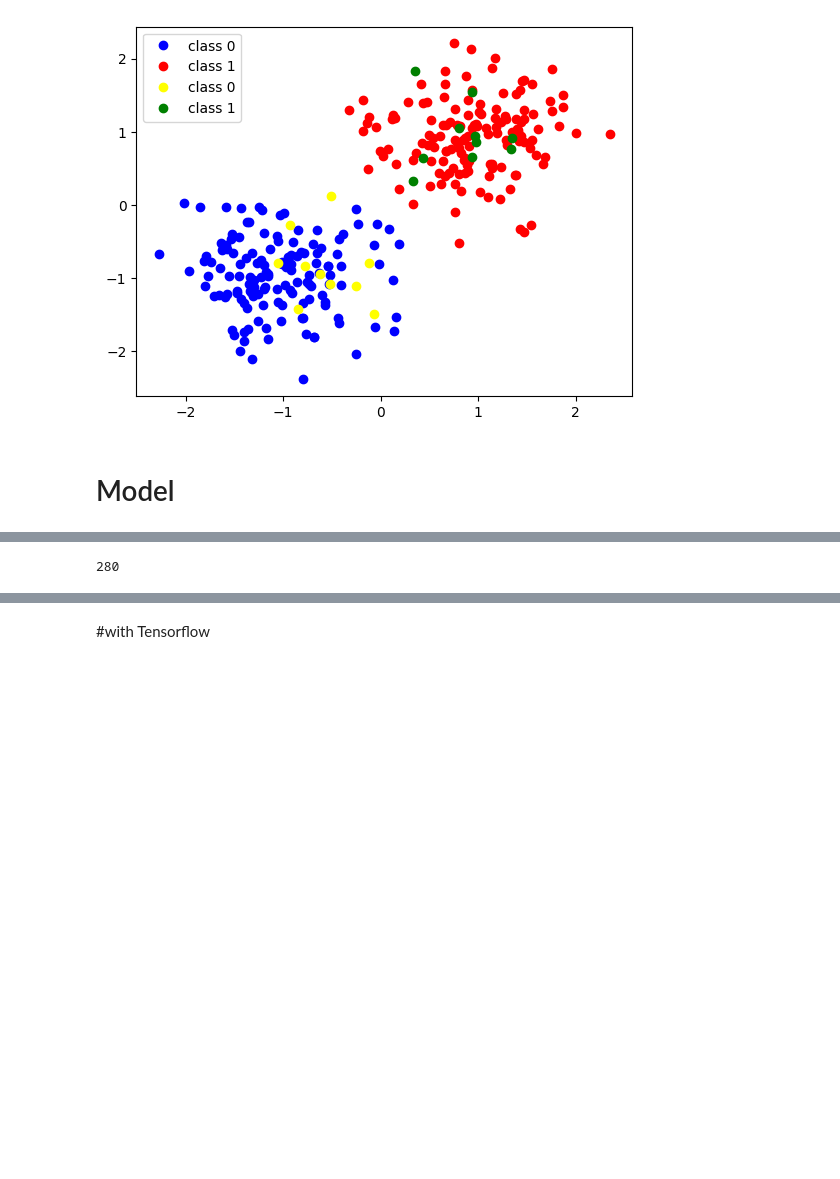
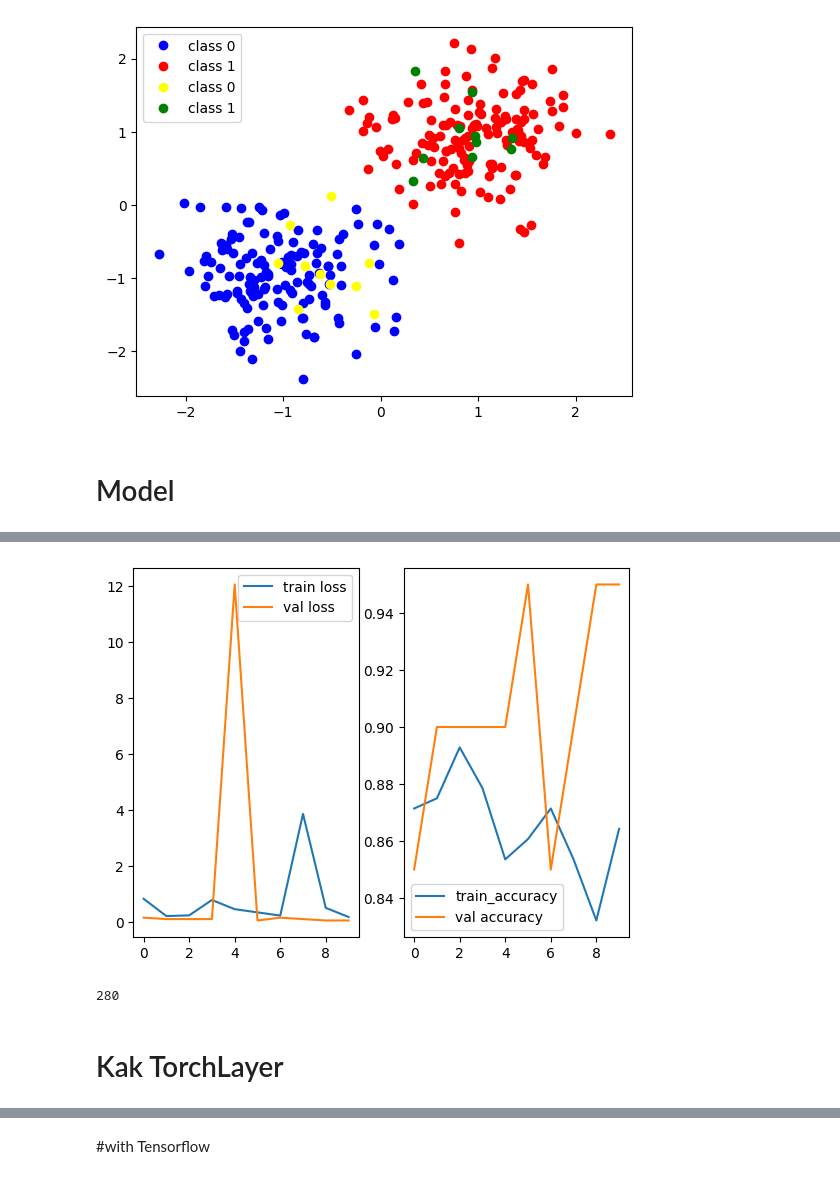
Before and after one commit to Kasymkhankhubiyev/Quatum_ML, a Jupyter notebook: GPU/PennyLane_torch_Binary.ipynb, the cells around one changed output, grey strips where cells are left out. Saved outputs shown, nothing was run; the diff lists cells and outputs as text; code cells hidden in the pictures; blank space fills up the shorter version.

```diff
--- a/GPU/PennyLane_torch_Binary.ipynb
+++ b/GPU/PennyLane_torch_Binary.ipynb
@@ -75,7 +79,10 @@ def create_data_set(drop: float):
 
     visualize_dataset(X, y, ValX, ValY)
 
-    return torch.tensor(X, requires_grad=False), torch.tensor(y, requires_grad=False), torch.tensor(ValX, requires_grad=False), torch.tensor(ValY, requires_grad=False)
+    X = [torch.tensor(x) for x in X]
+    ValX = [torch.tensor(x) for x in ValX]
+
+    return X, torch.tensor(y).type(torch.float64), ValX, torch.tensor(ValY).type(torch.float64)
 # %%
 def visualize_dataset(trainX, trainY, ValX, ValY)-> None:
     colors = ['blue', 'red', 'yellow', 'green']
@@ -101,36 +112,35 @@ dev = qml.device("strawberryfields.fock", wires=2, cutoff_dim=5, shots=shots)
 # %%
-params_num = 8
+params_num = 4
 
 def layer(params, sample):
     for j in range(2):
         qml.Squeezing(1.5, sample[j], wires=j)
 
-    qml.Beamsplitter(params[0], params[1], wires=[0, 1])
-    # qml.Rotation(params[2], wires=0)
-    # qml.Rotation(params[3], wires=1)
+    qml.Rotation(params[0], wires=0)
+    qml.Rotation(params[1], wires=1)
+    qml.Beamsplitter(np.pi / 4, 0.0, wires=[0, 1])
     qml.Displacement(params[2], 0.0, wires=1)
     qml.Displacement(params[3], 0.0, wires=1)
-    qml.QuadraticPhase(params[4], wires=0)
-    qml.QuadraticPhase(params[5], wires=0)
-    qml.Kerr(params[6], wires=0)
-    qml.Kerr(params[7], wires=1)
+    qml.Kerr(np.pi, wires=0)
+    qml.Kerr(np.pi, wires=1)
 
 
 @qml.qnode(dev, interface='torch')
 def circuit_0(params, sample):
     layer(params, sample)
-    return qml.expval(op=qml.FockStateProjector(torch.tensor([2,0], requires_grad=False), wires=[0,1]))
+    return qml.expval(op=qml.FockStateProjector(np.array([2,0], requires_grad=False), wires=[0,1]))
 
 
 @qml.qnode(dev, interface='torch')
 def circuit_1(params, sample):
     layer(params, sample)
-    return qml.expval(op=qml.FockStateProjector(torch.tensor([0,2], requires_grad=False), wires=[0,1]))
+    return qml.expval(op=qml.FockStateProjector(np.array([0,2], requires_grad=False), wires=[0,1]))
 
 
 def classifier(params, x):
-    o0 = circuit_0(params,x)
-    o1 = circuit_1(params,x)
+    o0 = circuit_0(params, x)
+    o1 = circuit_1(params, x)
     p0 = o0/(o0+o1)
+    # print(p0)
     return p0  # , 1-p0
 # %%
@@ -231,4 +252,21 @@ KeyboardInterrupt: ignored
+# %%
+fig, axs = plt.subplots(nrows=1, ncols=2)
+
+axs[0].plot(train_loss_history, label='train loss')
+axs[0].plot(val_loss_history, label='val loss')
+# axs[0].
+axs[0].legend()
+
+axs[1].plot(train_acc_history, label='train_accuracy')
+axs[1].plot(val_acc_history, label='val accuracy')
+axs[1].legend()
+
+plt.show()
+# %% [output]
+[figure, added]
 # %%
 trainX.size(dim=0)
 # %% [output]
 280
+# %% [markdown]
+# Kak TorchLayer
```
Also changed, not shown: parts of 16 cells of this notebook.
